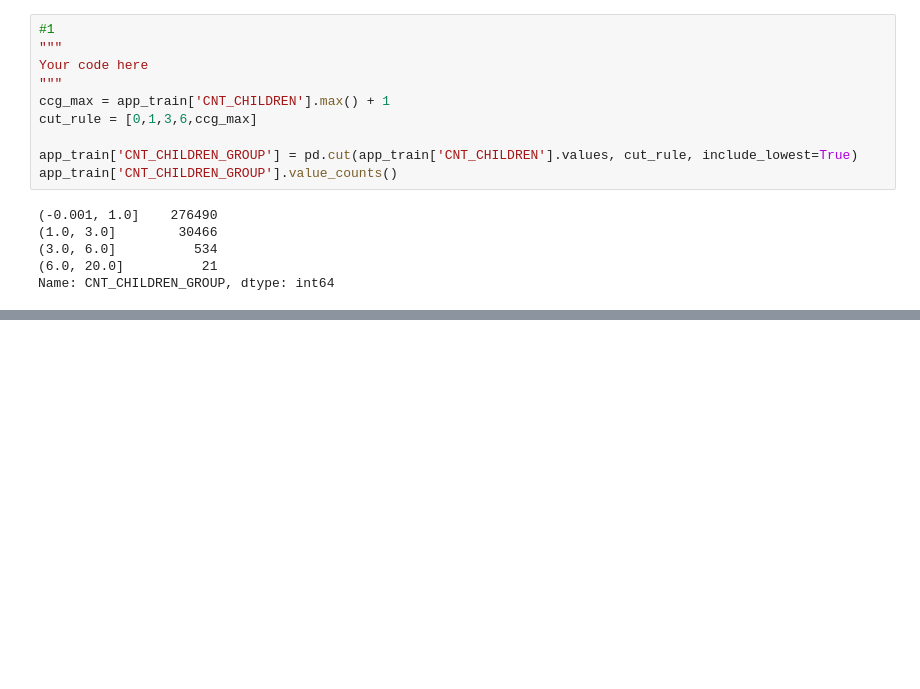
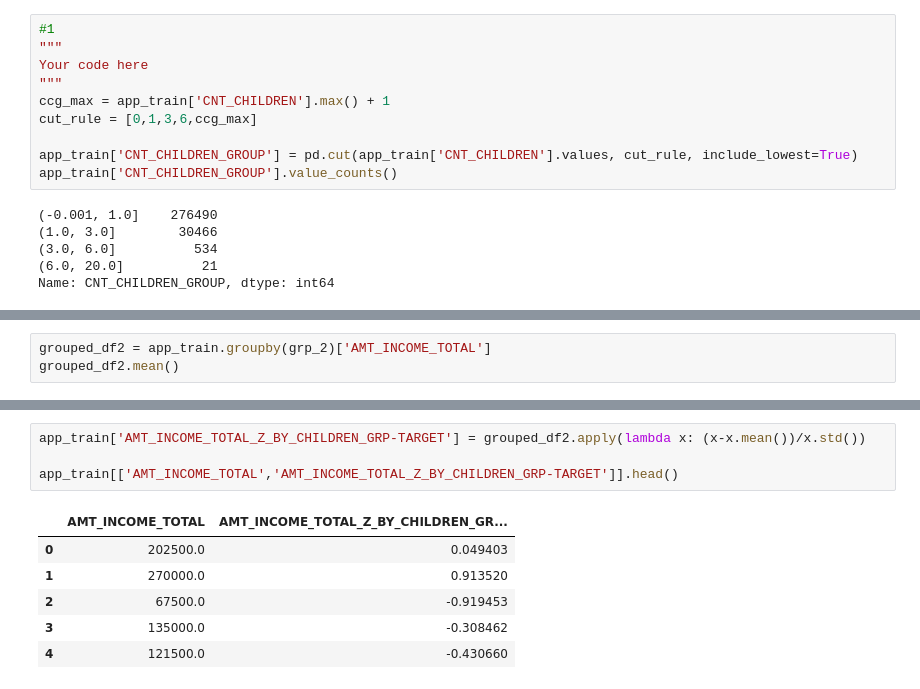
Before and after one commit to SeanWu1977/-3rd-ML100Days, a Jupyter notebook: homework/Day_013_HW.ipynb, the cells around one changed output, grey strips where cells are left out. Cells and saved outputs as stored; diff of their text form; blank space fills up the shorter version.

```diff
--- a/homework/Day_013_HW.ipynb
+++ b/homework/Day_013_HW.ipynb
@@ -78 +74,4 @@ CNT_CHILDREN_GROUP  TARGET
 Name: AMT_INCOME_TOTAL, dtype: float64
+# %%
+grouped_df2 = app_train.groupby(grp_2)['AMT_INCOME_TOTAL']
+grouped_df2.mean()
@@ -106,0 +120,11 @@ app_train[['CNT_CHILDREN_GROUP','AMT_INCOME_TOTAL','AMT_INCOME_TOTAL_Z_BY_CHILDR
+# %%
+app_train['AMT_INCOME_TOTAL_Z_BY_CHILDREN_GRP-TARGET'] = grouped_df2.apply(lambda x: (x-x.mean())/x.std())
+
+app_train[['AMT_INCOME_TOTAL','AMT_INCOME_TOTAL_Z_BY_CHILDREN_GRP-TARGET']].head()
+# %% [output]
+|  | AMT_INCOME_TOTAL | AMT_INCOME_TOTAL_Z_BY_CHILDREN_GR... |
+| 0 | 202500.0 | 0.049403 |
+| 1 | 270000.0 | 0.913520 |
+| 2 | 67500.0 | -0.919453 |
+| 3 | 135000.0 | -0.308462 |
+| 4 | 121500.0 | -0.430660 |
```
Also changed, not shown: parts of 5 cells of this notebook.
